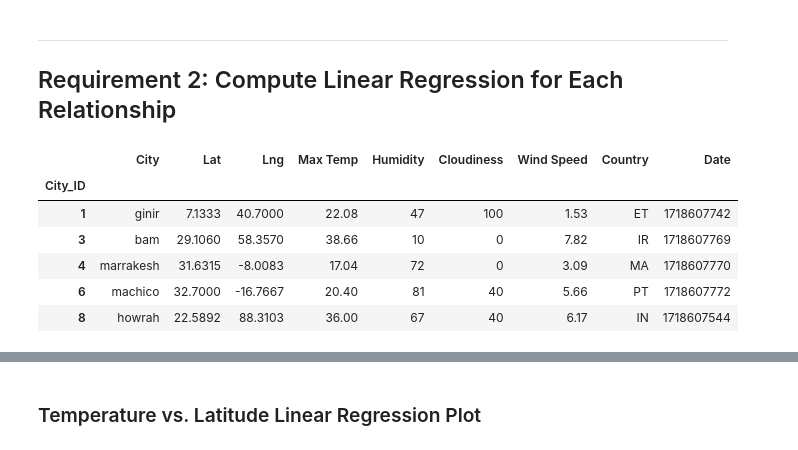
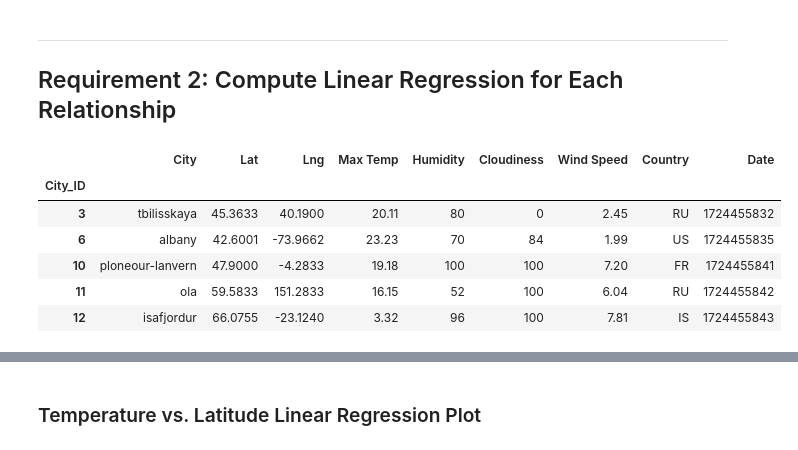
Before and after one commit to Ordannia/python-api-challenge, a Jupyter notebook: WeatherPy/WeatherPy.ipynb, the cells around one changed output, grey strips where cells are left out. Saved outputs shown, nothing was run; the diff lists cells and outputs as text; code cells hidden in the pictures.

```diff
--- a/WeatherPy/WeatherPy.ipynb
+++ b/WeatherPy/WeatherPy.ipynb
@@ -281,16 +347,17 @@ plt.show()
 # %%
 # Create a DataFrame with the Northern Hemisphere data (Latitude >= 0)
+northern_hemi_df = city_data_df[city_data_df['Lat'] >= 0]
 # YOUR CODE HERE
 
 # Display sample data
 northern_hemi_df.head()
 # %% [output]
 |  | City | Lat | Lng | Max Temp | Humidity | Cloudiness | Wind Speed | Country | Date |
 | City_ID |  |  |  |  |  |  |  |  |  |
-| 1 | ginir | 7.1333 | 40.7000 | 22.08 | 47 | 100 | 1.53 | ET | 1718607742 |
-| 3 | bam | 29.1060 | 58.3570 | 38.66 | 10 | 0 | 7.82 | IR | 1718607769 |
-| 4 | marrakesh | 31.6315 | -8.0083 | 17.04 | 72 | 0 | 3.09 | MA | 1718607770 |
-| 6 | machico | 32.7000 | -16.7667 | 20.40 | 81 | 40 | 5.66 | PT | 1718607772 |
-| 8 | howrah | 22.5892 | 88.3103 | 36.00 | 67 | 40 | 6.17 | IN | 1718607544 |
+| 3 | tbilisskaya | 45.3633 | 40.1900 | 20.11 | 80 | 0 | 2.45 | RU | 1724455832 |
+| 6 | albany | 42.6001 | -73.9662 | 23.23 | 70 | 84 | 1.99 | US | 1724455835 |
+| 10 | ploneour-lanvern | 47.9000 | -4.2833 | 19.18 | 100 | 100 | 7.20 | FR | 1724455841 |
+| 11 | ola | 59.5833 | 151.2833 | 16.15 | 52 | 100 | 6.04 | RU | 1724455842 |
+| 12 | isafjordur | 66.0755 | -23.1240 | 3.32 | 96 | 100 | 7.81 | IS | 1724455843 |
 # %%
 # Create a DataFrame with the Southern Hemisphere data (Latitude < 0)
```
Also changed, not shown: parts of 37 cells of this notebook, 5 other files.
